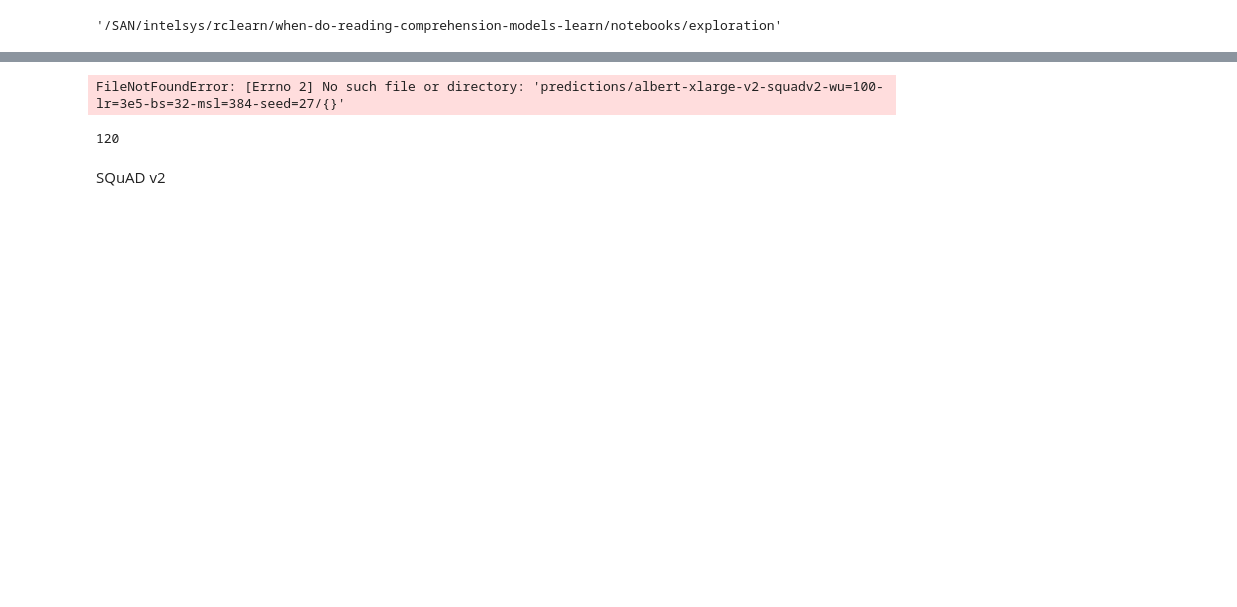
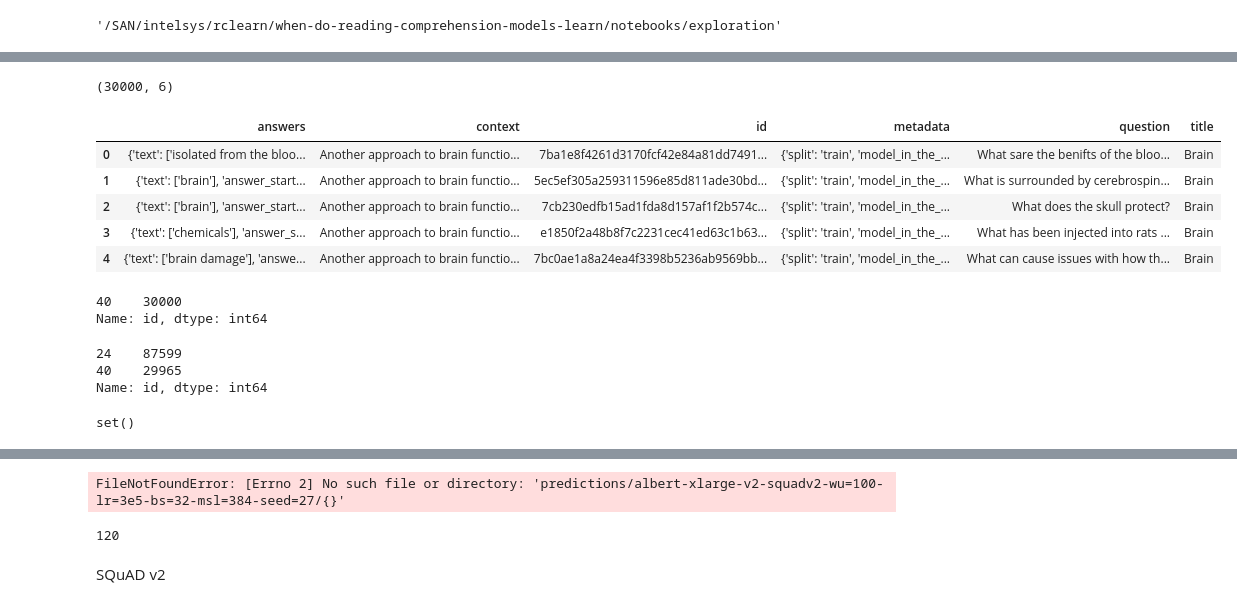
Before and after one commit to stevieg3/when-do-reading-comprehension-models-learn, a Jupyter notebook: notebooks/exploration/00-Check job completion.ipynb, the cells around one changed output, grey strips where cells are left out. Drawn from its saved outputs; the diff is of its cells as text; code cells hidden in the pictures; blank space fills up the shorter version.

```diff
--- a/notebooks/exploration/00-Check job completion.ipynb
+++ b/notebooks/exploration/00-Check job completion.ipynb
@@ -10,0 +55,27 @@ os.chdir('../..')
+# %%
+adversarial_qa_train_df = pd.DataFrame(adversarial_qa_train)
+print(adversarial_qa_train_df.shape)
+adversarial_qa_train_df.head()
+# %% [output]
+(30000, 6)
+|  | answers | context | id | metadata | question | title |
+| 0 | {'text': ['isolated from the bloo... | Another approach to brain functio... | 7ba1e8f4261d3170fcf42e84a81dd7491... | {'split': 'train', 'model_in_the_... | What sare the benifts of the bloo... | Brain |
+| 1 | {'text': ['brain'], 'answer_start... | Another approach to brain functio... | 5ec5ef305a259311596e85d811ade30bd... | {'split': 'train', 'model_in_the_... | What is surrounded by cerebrospin... | Brain |
+| 2 | {'text': ['brain'], 'answer_start... | Another approach to brain functio... | 7cb230edfb15ad1fda8d157af1f2b574c... | {'split': 'train', 'model_in_the_... | What does the skull protect? | Brain |
+| 3 | {'text': ['chemicals'], 'answer_s... | Another approach to brain functio... | e1850f2a48b8f7c2231cec41ed63c1b63... | {'split': 'train', 'model_in_the_... | What has been injected into rats ... | Brain |
+| 4 | {'text': ['brain damage'], 'answe... | Another approach to brain functio... | 7bc0ae1a8a24ea4f3398b5236ab9569bb... | {'split': 'train', 'model_in_the_... | What can cause issues with how th... | Brain |
+# %%
+adversarial_qa_train_df['id'].apply(len).value_counts()
+# %% [output]
+40    30000
+Name: id, dtype: int64
+# %%
+eval_predictions_df['id'].apply(len).value_counts()
+# %% [output]
+24    87599
+40    29965
+Name: id, dtype: int64
+# %%
+set(adversarial_qa_train_df['id']) - set(eval_predictions_df['id'])
+# %% [output]
+set()
```
Also changed, not shown: parts of 27 cells of this notebook, 1 other file.
